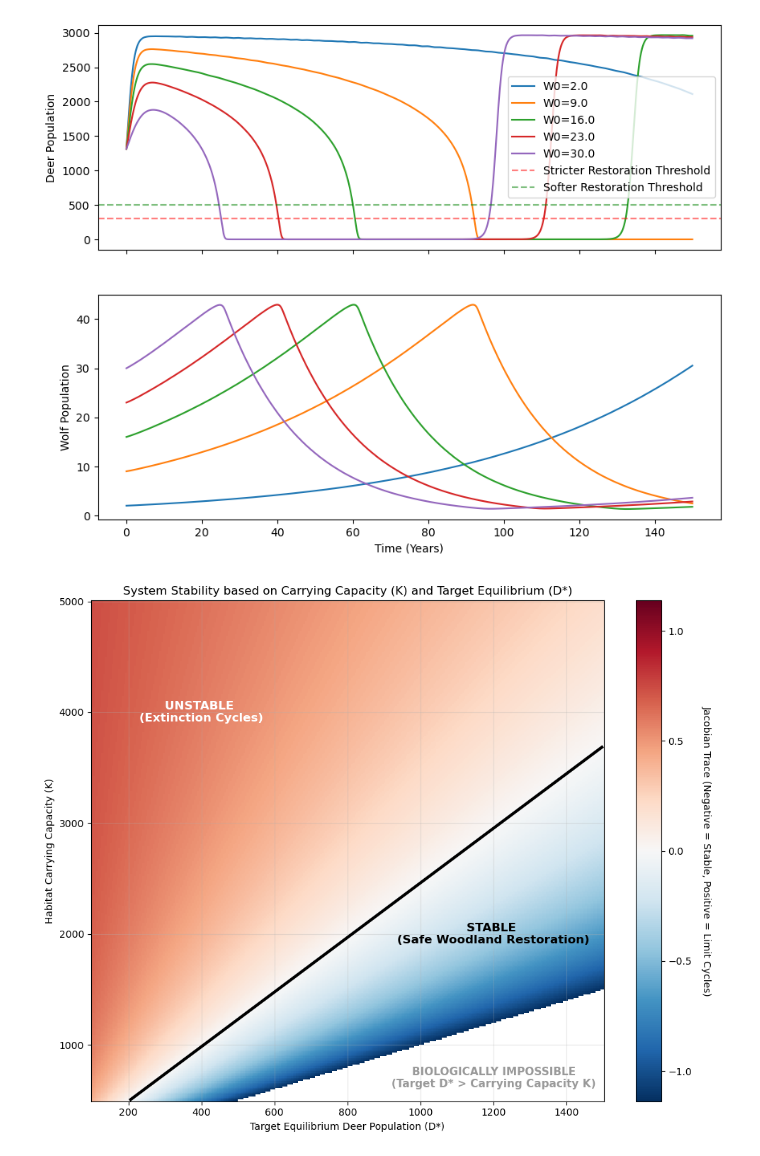
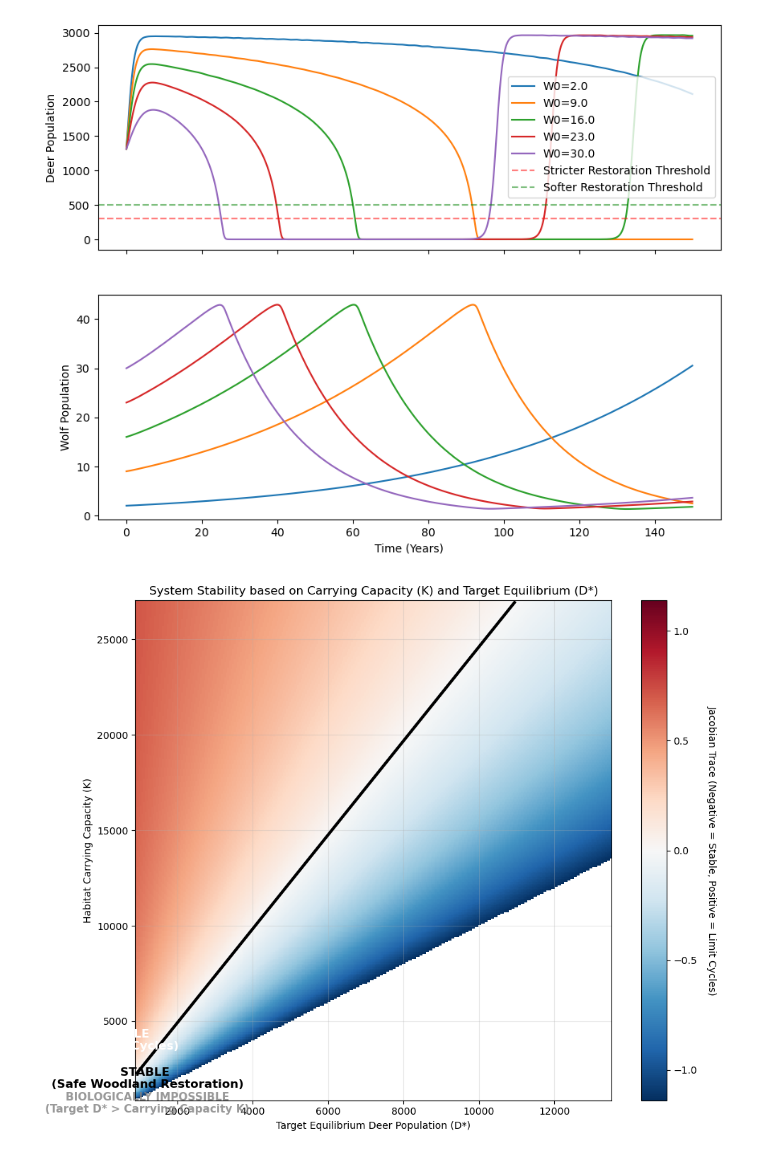
Before and after one commit to LukeRDuob/MDM3_wolf_reintroducution, a Jupyter notebook: ODE_experiments/ODE_simulation_holling.ipynb, the cells around one changed output. Saved outputs shown, nothing was run; the diff lists cells and outputs as text; code cells hidden in the pictures.

Commit message:
final heatmap code

```diff
--- a/ODE_experiments/ODE_simulation_holling.ipynb
+++ b/ODE_experiments/ODE_simulation_holling.ipynb
@@ -84,10 +84,10 @@ d = 0.05       # wolf death rate
 
 # --- Parameter Sweep Ranges ---
 # Sweeping D_star from 100 to 1500 deer
-D_star_vals = np.linspace(100, 1500, 300)
+D_star_vals = np.linspace(100*9, 1500*9, 300)  # 1 until 15 deer per km^2
 
 # Sweeping Carrying Capacity (K) from 500 to 5000 deer
-K_vals = np.linspace(500, 5000, 300)
+K_vals = np.linspace(100*9, 3000*9, 300)
 
 # Create a 2D grid for all combinations
 D_grid, K_grid = np.meshgrid(D_star_vals, K_vals)
@@ -108,31 +108,31 @@ trace_grid = np.ma.masked_where(invalid_mask, trace_grid)
 plt.figure(figsize=(10, 8))
 
 # Plot the stability gradient (Blue = Stable, Red = Unstable)
 # We center the colormap at 0 so the visual boundary perfectly matches the math
 bound = np.nanmax(np.abs(trace_grid))
 heatmap = plt.pcolormesh(D_grid, K_grid, trace_grid, cmap='RdBu_r', vmin=-bound, vmax=bound, shading='auto')
 
 # Draw a thick black line exactly where Trace = 0 (The Bifurcation Boundary)
 plt.contour(D_grid, K_grid, trace_grid, levels=[0], colors='black', linewidths=3)
 
 # Formatting
 cbar = plt.colorbar(heatmap)
 cbar.set_label('Jacobian Trace (Negative = Stable, Positive = Limit Cycles)', rotation=270, labelpad=20)
 
 # Add custom text annotations for the zones
 plt.text(1200, 2000, "STABLE \n(Safe Woodland Restoration)", color='black',
          fontsize=12, fontweight='bold', ha='center', va='center')
 plt.text(400, 4000, "UNSTABLE \n(Extinction Cycles)", color='white',
          fontsize=12, fontweight='bold', ha='center', va='center')
 plt.text(1200, 700, "BIOLOGICALLY IMPOSSIBLE\n(Target D* > Carrying Capacity K)", color='gray',
          fontsize=11, fontweight='bold', ha='center', va='center', alpha=0.8)
 
 
 plt.title("System Stability based on Carrying Capacity (K) and Target Equilibrium (D*)")
 plt.xlabel("Target Equilibrium Deer Population (D*)")
 plt.ylabel("Habitat Carrying Capacity (K)")
 plt.grid(True, alpha=0.3)
 plt.tight_layout()
 plt.show()
 # %% [output]
-[figure, old version]
+[figure, new version]
```
Also changed, not shown: parts of 3 cells of this notebook.
